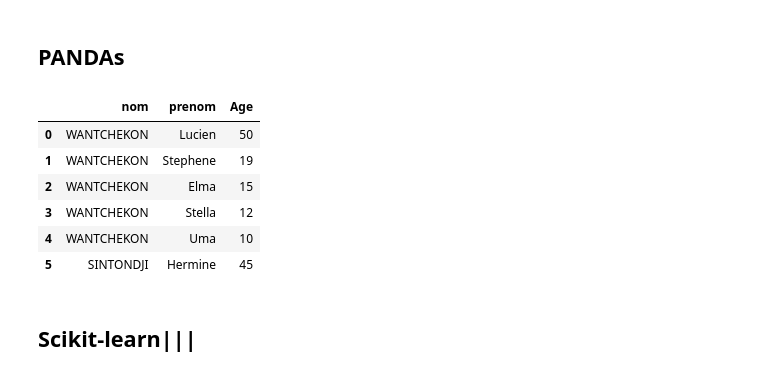
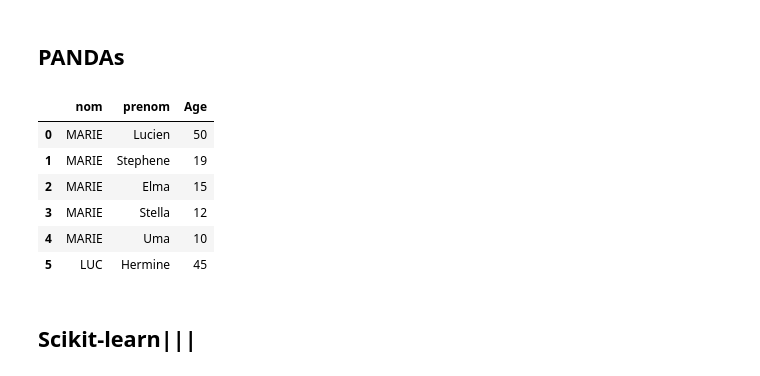
Before and after one commit to stephene369/Python, a Jupyter notebook: PythonMachineLeaning/Models/introduction_25-06-2023.ipynb, the cells around one changed output. Saved outputs shown, nothing was run; the diff lists cells and outputs as text; code cells hidden in the pictures.

```diff
--- a/PythonMachineLeaning/Models/introduction_25-06-2023.ipynb
+++ b/PythonMachineLeaning/Models/introduction_25-06-2023.ipynb
@@ -89,22 +55,22 @@ plt.plot(x,y,marker='x') ;
 # %% [markdown]
 ## PANDAs
 # %%
-nom = 5*["WANTCHEKON"] + ["SINTONDJI"]
+nom = 5*["MARIE"] + ["LUC"]
 data = {
     "nom" : nom ,
     "prenom" : ["Lucien" , "Stephene" , "Elma", "Stella" , "Uma" , "Hermine"],
     "Age" : [50,19,15,12,10,45]
 }
 data_ =  pd.DataFrame(data)
 display(data_)
 # %% [output]
 |  | nom | prenom | Age |
-| 0 | WANTCHEKON | Lucien | 50 |
-| 1 | WANTCHEKON | Stephene | 19 |
-| 2 | WANTCHEKON | Elma | 15 |
-| 3 | WANTCHEKON | Stella | 12 |
-| 4 | WANTCHEKON | Uma | 10 |
-| 5 | SINTONDJI | Hermine | 45 |
+| 0 | MARIE | Lucien | 50 |
+| 1 | MARIE | Stephene | 19 |
+| 2 | MARIE | Elma | 15 |
+| 3 | MARIE | Stella | 12 |
+| 4 | MARIE | Uma | 10 |
+| 5 | LUC | Hermine | 45 |
 # %% [markdown]
 ## Scikit-learn|||
 # %%
```
Also changed, not shown: parts of 8 cells of this notebook, 24 other files.
